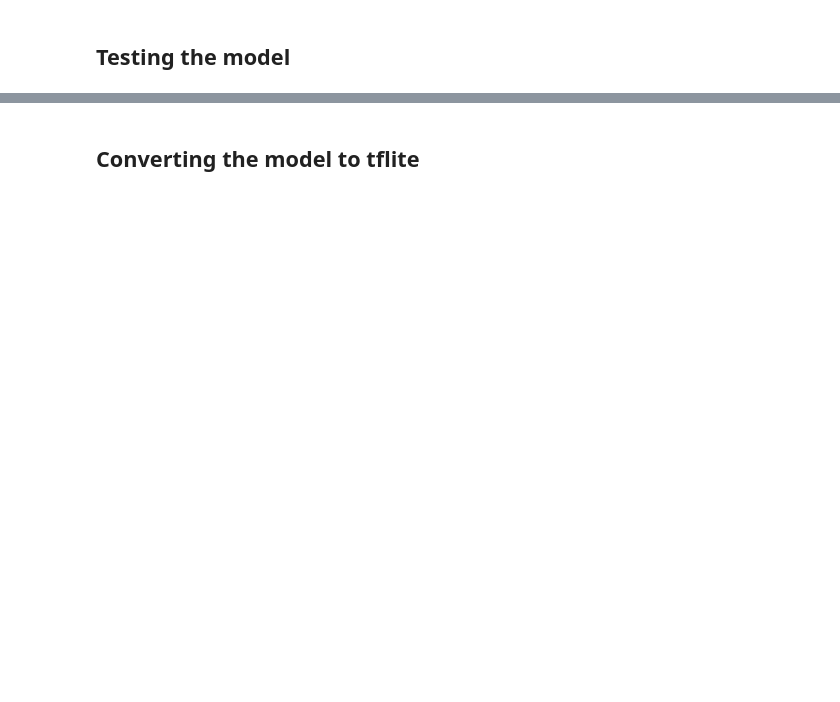
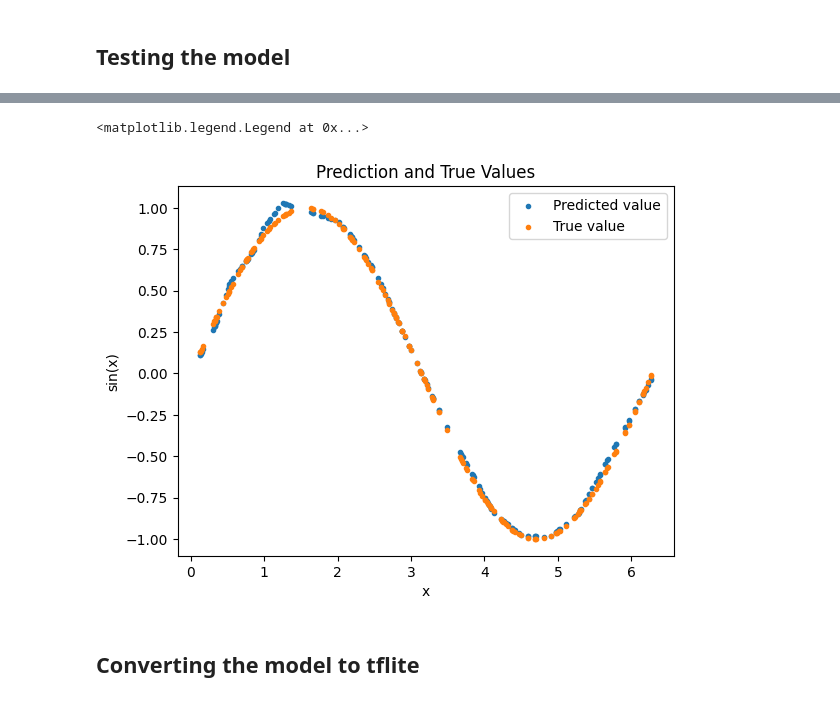
Before and after one commit to Mat-thias/stm32-tinyml-sine, a Jupyter notebook: development/tflite_sinewave.ipynb, the cells around one changed output, grey strips where cells are left out. Drawn from its saved outputs; the diff is of its cells as text; code cells hidden in the pictures; blank space fills up the shorter version.

```diff
--- a/development/tflite_sinewave.ipynb
+++ b/development/tflite_sinewave.ipynb
@@ -28,5 +28,7 @@ The error is centred with a mean of 0 and std 0f 0.05. This is chosen such that
 # %%
 np.random.seed(RANDOM_SEED) # for reproduction
+tf.random.set_seed(RANDOM_SEED)
+
 x = np.random.uniform(low=0, high=2*PI, size=SAMPLE_SIZE)
-y = np.sin(x) + np.random.normal(0, 0.05, size=SAMPLE_SIZE)
+y = np.sin(x) + np.random.normal(0, 0.1, size=SAMPLE_SIZE)
 x.shape, y.shape
@@ -84,8 +92,8 @@ A simple  model will be used to test the framework. A 2 [hidden] layer model wit
 - Output layer -> 1 neuron
 # %%
 sine_model = tf.keras.Sequential([
-    tf.keras.layers.Dense(32, activation="relu", input_shape=(1,)),
-    tf.keras.layers.Dense(16, activation="relu"),
+    tf.keras.layers.Dense(16, activation="relu", input_shape=(1,)),
+    tf.keras.layers.Dense(32, activation="relu"),
     tf.keras.layers.Dense(1)
 ])
 # %%
@@ -93,3 +115,3 @@ sine_model.summary()
 # %%
 sine_model.compile(optimizer="adam", loss="mse", metrics=["mae"])
-history = sine_model.fit(x_train, y_train, batch_size=100, epochs=500, validation_data=(x_validate, y_validate))
+history = sine_model.fit(x_train, y_train, batch_size=100, epochs=1000, validation_data=(x_validate, y_validate))
@@ -115,9 +158,10 @@ axes[1].set_ylabel("mae")
 y_test_predict = sine_model.predict(x_test)
 y_test_true = np.sin(x_test)
 
-plt.scatter(x_test, y_test_predict, marker=".", label="True value")
-plt.scatter(x_test, y_test_true, marker=".", label="Predicted value")
+plt.scatter(x_test, y_test_predict, marker=".", label="Predicted value")
+plt.scatter(x_test, y_test_true, marker=".", label="True value")
 plt.title("Prediction and True Values")
 plt.ylabel("sin(x)")
 plt.xlabel("x")
 plt.legend()
+# %% [output]
@@ -124,3 +169,5 @@ plt.legend()
+<matplotlib.legend.Legend at 0x...>
+[figure, added]
 # %% [markdown]
 ## Converting the model to tflite
 # %%
```
Also changed, not shown: parts of 13 cells of this notebook, 3 other files.
